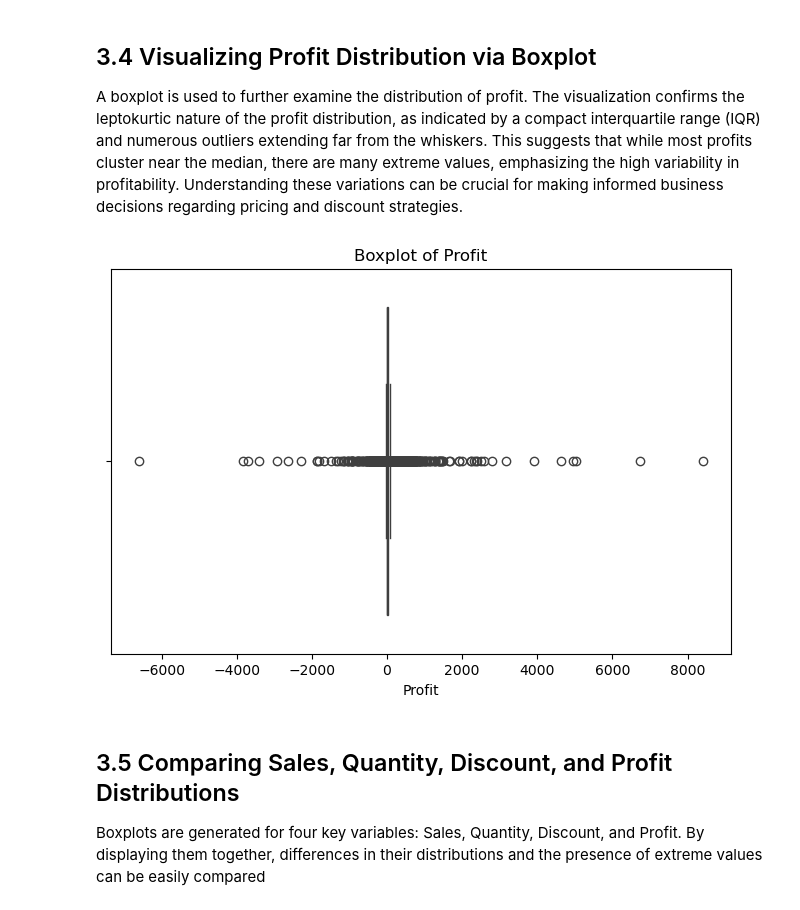
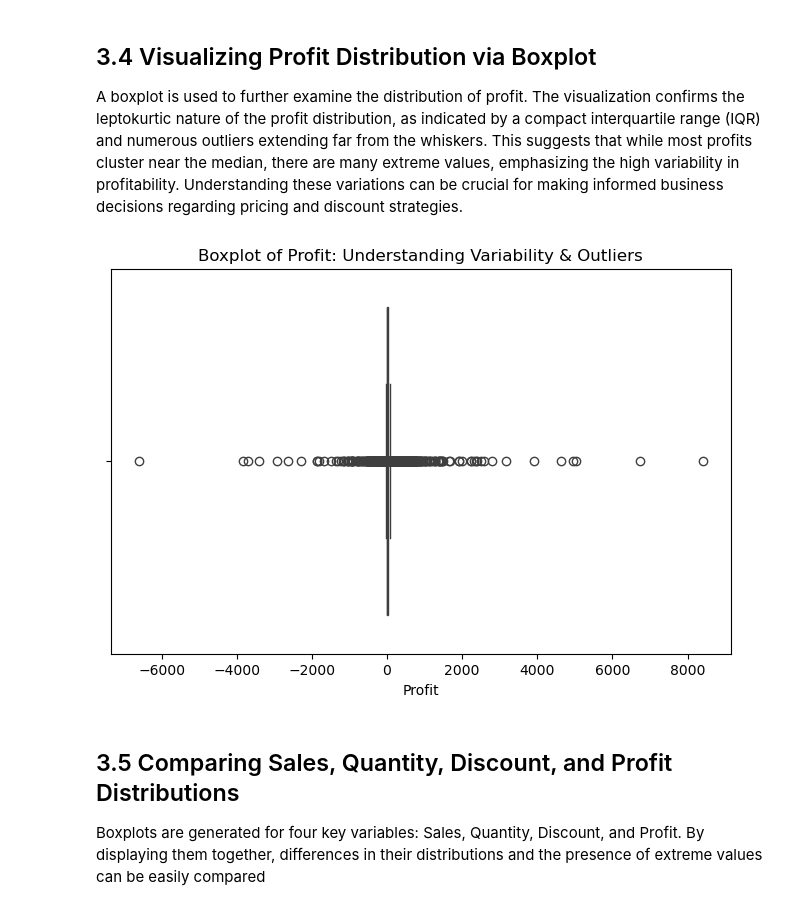
Before and after one commit to jgp-13/Superstore_Sales_Data, a Jupyter notebook: notebooks/03-Data_Visualisation.ipynb, the cells around one changed output. Cells and saved outputs as stored; diff of their text form; code cells hidden in the pictures.

```diff
--- a/notebooks/03-Data_Visualisation.ipynb
+++ b/notebooks/03-Data_Visualisation.ipynb
@@ -47,10 +48,10 @@ A boxplot is used to further examine the distribution of profit. The visualizati
 # %%
 plt.figure(figsize=(8,5))
 sns.boxplot(data=df_clean, x="Profit")
-plt.title("Boxplot of Profit")
+plt.title("Boxplot of Profit: Understanding Variability & Outliers")
 plt.show()
 # %% [output]
-[figure, old version]
+[figure, new version]
 # %% [markdown]
 ## 3.5 Comparing Sales, Quantity, Discount, and Profit Distributions
 Boxplots are generated for four key variables: Sales, Quantity, Discount, and Profit. By displaying them together, differences in their distributions and the presence of extreme values can be easily compared
```
Also changed, not shown: parts of 5 cells of this notebook, 3 other files.
